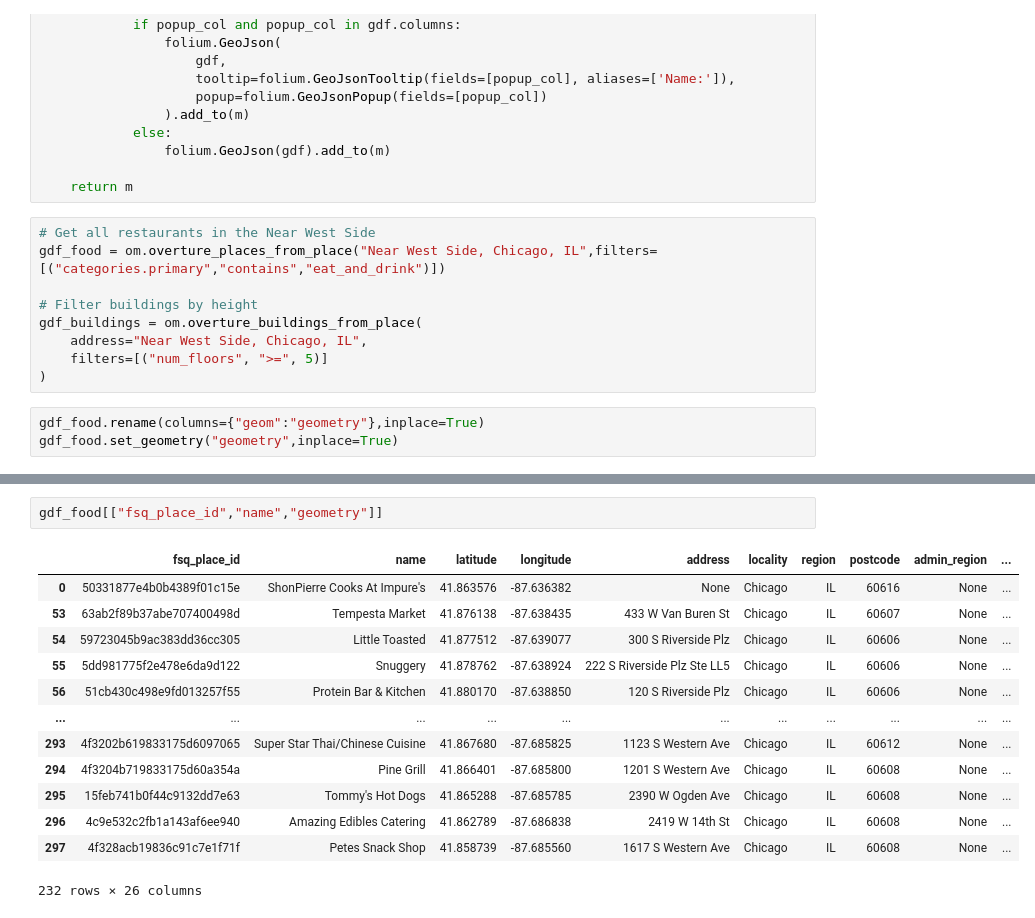
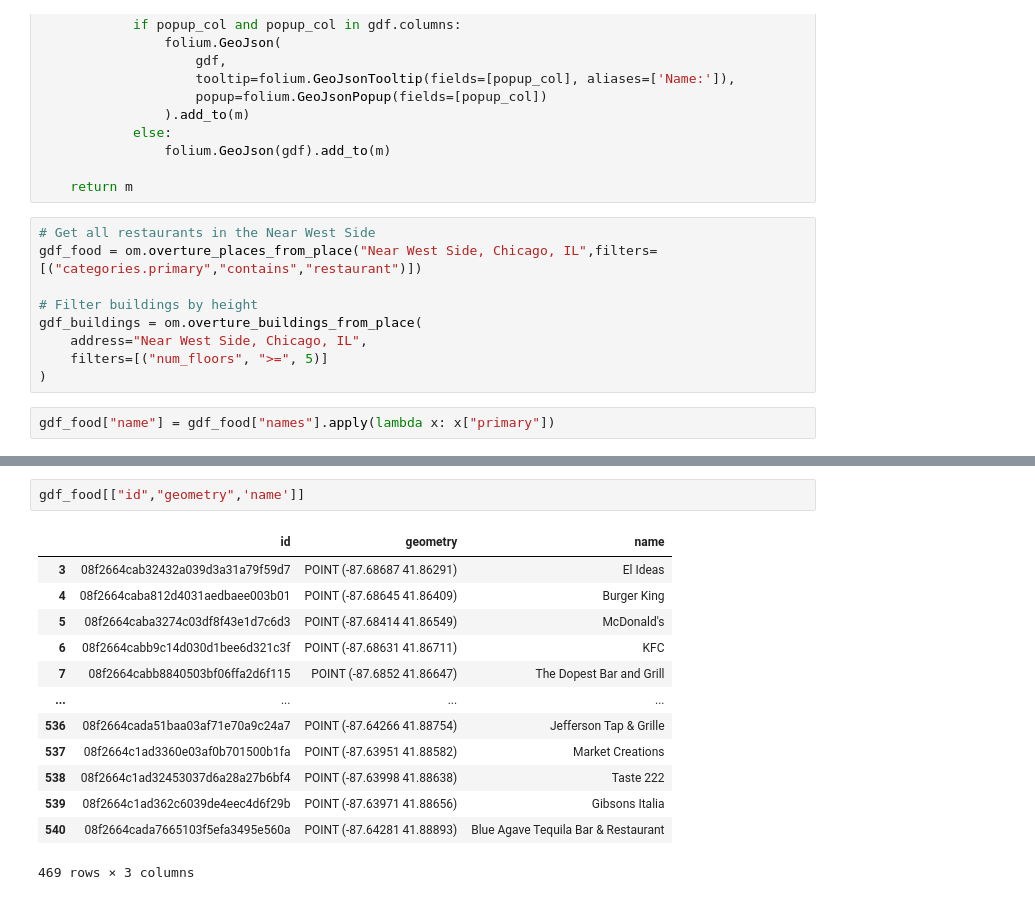
Before and after one commit to tbanken/pyplaces, a Jupyter notebook: docs/source/notebooks/example4.ipynb, the cells around one changed output, grey strips where cells are left out. Saved outputs shown, nothing was run; the diff lists cells and outputs as text.

```diff
--- a/docs/source/notebooks/example4.ipynb
+++ b/docs/source/notebooks/example4.ipynb
@@ -50,13 +50,12 @@ def plot_geodataframes(gdfs, zoom_start=15, popup_columns=None):
     return m
 # %%
 # Get all restaurants in the Near West Side
-gdf_food = om.overture_places_from_place("Near West Side, Chicago, IL",filters=[("categories.primary","contains","eat_and_drink")])
+gdf_food = om.overture_places_from_place("Near West Side, Chicago, IL",filters=[("categories.primary","contains","restaurant")])
 
 # Filter buildings by height
 gdf_buildings = om.overture_buildings_from_place(
     address="Near West Side, Chicago, IL",
     filters=[("num_floors", ">=", 5)]
 )
-# %%
-gdf_food.rename(columns={"geom":"geometry"},inplace=True)
-gdf_food.set_geometry("geometry",inplace=True)
+# %%
+gdf_food["name"] = gdf_food["names"].apply(lambda x: x["primary"])
@@ -63,19 +78,19 @@ gdf_food.set_geometry("geometry",inplace=True)
 # %%
-gdf_food[["fsq_place_id","name","geometry"]]
+gdf_food[["id","geometry",'name']]
 # %% [output]
-|  | fsq_place_id | name | latitude | longitude | address | locality | region | postcode | admin_region | ... |
-| 0 | 50331877e4b0b4389f01c15e | ShonPierre Cooks At Impure's | 41.863576 | -87.636382 | None | Chicago | IL | 60616 | None | ... |
-| 53 | 63ab2f89b37abe707400498d | Tempesta Market | 41.876138 | -87.638435 | 433 W Van Buren St | Chicago | IL | 60607 | None | ... |
-| 54 | 59723045b9ac383dd36cc305 | Little Toasted | 41.877512 | -87.639077 | 300 S Riverside Plz | Chicago | IL | 60606 | None | ... |
-| 55 | 5dd981775f2e478e6da9d122 | Snuggery | 41.878762 | -87.638924 | 222 S Riverside Plz Ste LL5 | Chicago | IL | 60606 | None | ... |
-| 56 | 51cb430c498e9fd013257f55 | Protein Bar & Kitchen | 41.880170 | -87.638850 | 120 S Riverside Plz | Chicago | IL | 60606 | None | ... |
-| ... | ... | ... | ... | ... | ... | ... | ... | ... | ... | ... |
-| 293 | 4f3202b619833175d6097065 | Super Star Thai/Chinese Cuisine | 41.867680 | -87.685825 | 1123 S Western Ave | Chicago | IL | 60612 | None | ... |
-| 294 | 4f3204b719833175d60a354a | Pine Grill | 41.866401 | -87.685800 | 1201 S Western Ave | Chicago | IL | 60608 | None | ... |
-| 295 | 15feb741b0f44c9132dd7e63 | Tommy's Hot Dogs | 41.865288 | -87.685785 | 2390 W Ogden Ave | Chicago | IL | 60608 | None | ... |
-| 296 | 4c9e532c2fb1a143af6ee940 | Amazing Edibles Catering | 41.862789 | -87.686838 | 2419 W 14th St | Chicago | IL | 60608 | None | ... |
-| 297 | 4f328acb19836c91c7e1f71f | Petes Snack Shop | 41.858739 | -87.685560 | 1617 S Western Ave | Chicago | IL | 60608 | None | ... |
+|  | id | geometry | name |
+| 3 | 08f2664cab32432a039d3a31a79f59d7 | POINT (-87.68687 41.86291) | El Ideas |
+| 4 | 08f2664caba812d4031aedbaee003b01 | POINT (-87.68645 41.86409) | Burger King |
+| 5 | 08f2664caba3274c03df8f43e1d7c6d3 | POINT (-87.68414 41.86549) | McDonald's |
+| 6 | 08f2664cabb9c14d030d1bee6d321c3f | POINT (-87.68631 41.86711) | KFC |
+| 7 | 08f2664cabb8840503bf06ffa2d6f115 | POINT (-87.6852 41.86647) | The Dopest Bar and Grill |
+| ... | ... | ... | ... |
+| 536 | 08f2664cada51baa03af71e70a9c24a7 | POINT (-87.64266 41.88754) | Jefferson Tap & Grille |
+| 537 | 08f2664c1ad3360e03af0b701500b1fa | POINT (-87.63951 41.88582) | Market Creations |
+| 538 | 08f2664c1ad32453037d6a28a27b6bf4 | POINT (-87.63998 41.88638) | Taste 222 |
+| 539 | 08f2664c1ad362c6039de4eec4d6f29b | POINT (-87.63971 41.88656) | Gibsons Italia |
+| 540 | 08f2664cada7665103f5efa3495e560a | POINT (-87.64281 41.88893) | Blue Agave Tequila Bar & Restaurant |
-232 rows × 26 columns
+469 rows × 3 columns
 # %%
 gdf_buildings[["id","subtype","geometry"]]
 # %% [output]
```
Also changed, not shown: parts of 4 cells of this notebook, 3 other files.
